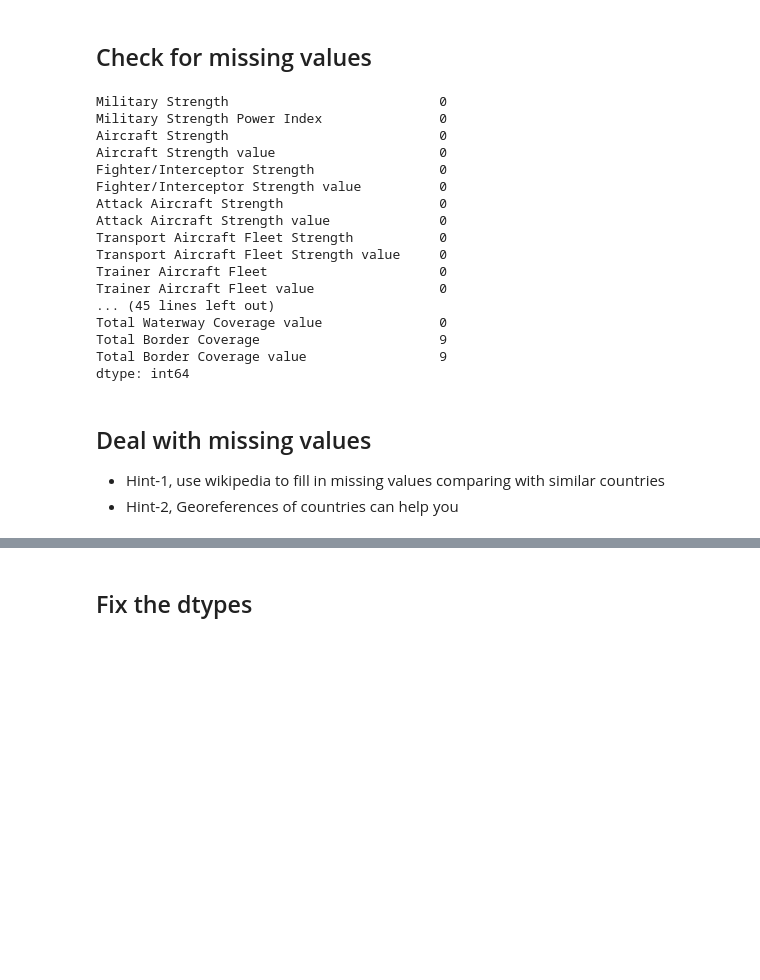
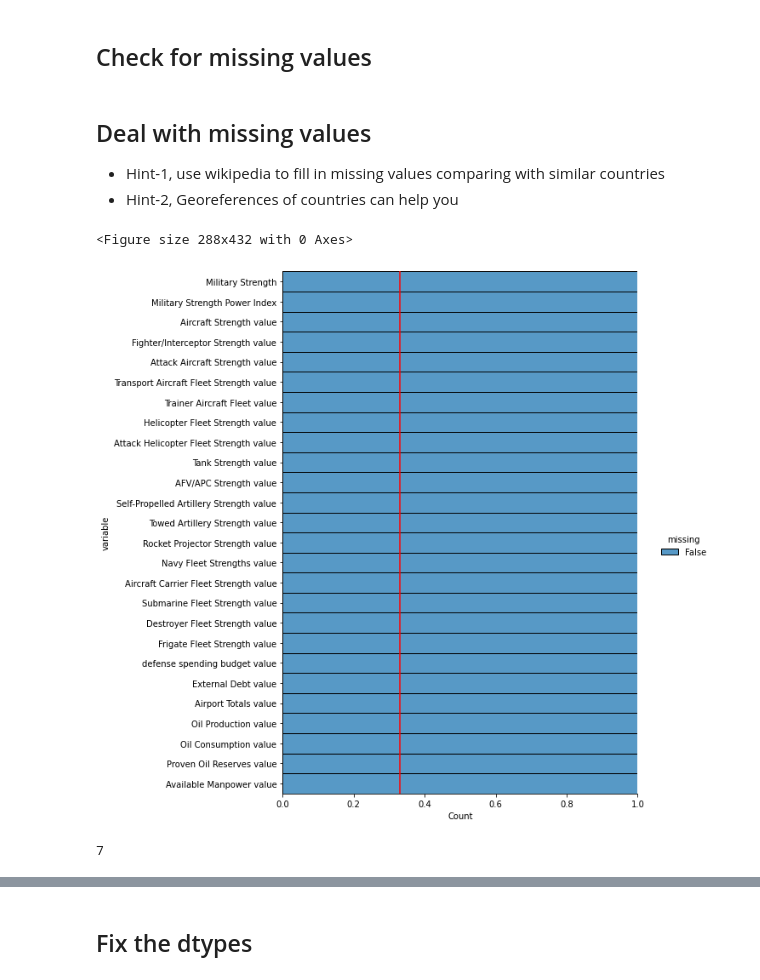
Before and after one commit to yasir5008/DS_-_ITF_Just_Working_Directory, a Jupyter notebook: ML/assignments/military_power-blank (1).ipynb, the cells around one changed output, grey strips where cells are left out. Drawn from its saved outputs; the diff is of its cells as text; code cells hidden in the pictures; blank space fills up the shorter version.

```diff
--- a/ML/assignments/military_power-blank (1).ipynb
+++ b/ML/assignments/military_power-blank (1).ipynb
@@ -221,25 +243,5 @@ memory usage: 32.5+ KB
 ## Detect and drop duplicated columns
 # %% [markdown]
 ## Check for missing values
-# %%
-df.isnull().sum()
-# %% [output]
-Military Strength                           0
-Military Strength Power Index               0
-Aircraft Strength                           0
-Aircraft Strength value                     0
-Fighter/Interceptor Strength                0
-Fighter/Interceptor Strength value          0
-Attack Aircraft Strength                    0
-Attack Aircraft Strength value              0
-Transport Aircraft Fleet Strength           0
-Transport Aircraft Fleet Strength value     0
-Trainer Aircraft Fleet                      0
-Trainer Aircraft Fleet value                0
-... (45 lines left out)
-Total Waterway Coverage value               0
-Total Border Coverage                       9
-Total Border Coverage value                 9
-dtype: int64
 # %% [markdown]
 ## Deal with missing values
@@ -247,0 +258,15 @@ dtype: int64
+# %%
+plt.figure(figsize=(4,6))
+
+sns.displot(
+    data=data.isnull().melt(value_name="missing"),
+    y="variable",
+    hue="missing",
+    multiple="fill",
+    height=9.25
+)
+
+plt.axvline(0.33, color="r");
+# %% [output]
+<Figure size 288x432 with 0 Axes>
+[figure, added]
@@ -247,0 +277,4 @@ dtype: int64
+# %%
+data['Aircraft Carrier Fleet Strength value'].isnull().sum()
+# %% [output]
+7
```
Also changed, not shown: parts of 15 cells of this notebook.
